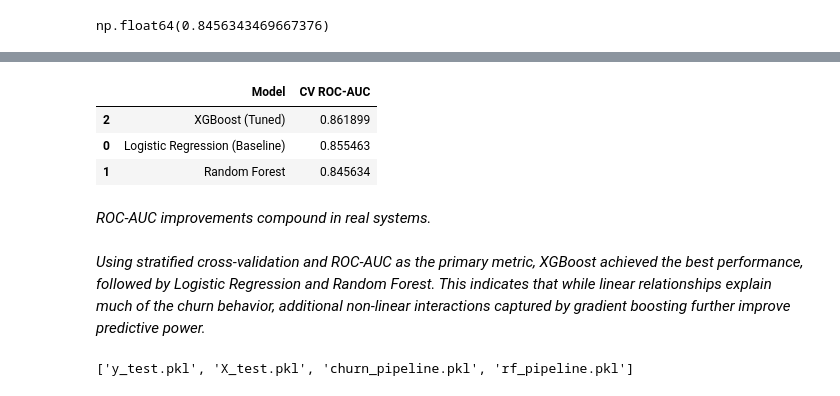
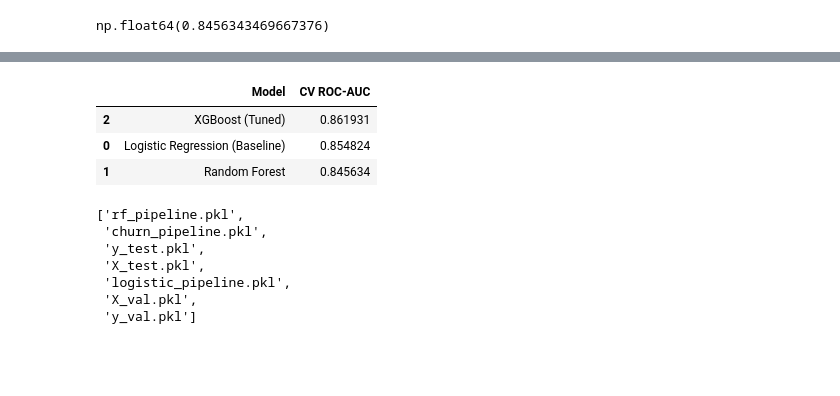
Before and after one commit to CodeInTheHorizon/predictive-customer-churn-xai, a Jupyter notebook: 02_modeling_and_evaluation.ipynb, the cells around one changed output, grey strips where cells are left out. Cells and saved outputs as stored; diff of their text form; code cells hidden in the pictures; blank space fills up the shorter version.

```diff
--- a/02_modeling_and_evaluation.ipynb
+++ b/02_modeling_and_evaluation.ipynb
@@ -44,0 +115,9 @@ The churn variable is mapped to a binary format to enable probabilistic modeling
+# %%
+# Evaluation
+y_pred = lr_pipeline.predict(X_val)
+y_prob = lr_pipeline.predict_proba(X_val)[:, 1]
+
+print(classification_report(y_val, y_pred))
+
+lr_auc = roc_auc_score(y_val, y_prob)
+lr_auc
@@ -234,5 +198,3 @@ rf_pipeline = Pipeline(
         ))
     ]
 )
-# %%
-rf_pipeline.fit(X_train, y_train)
@@ -288,14 +219,12 @@ CustomerID was removed from modeling as it is a unique identifier with no predic
 # %%
-from sklearn.model_selection import GridSearchCV
-from xgboost import XGBClassifier
-from sklearn.pipeline import Pipeline
-
 xgb_pipeline = Pipeline(
     steps=[
         ("preprocessor", preprocessor),
         ("model", XGBClassifier(
+            objective="binary:logistic",
+            eval_metric="logloss",
             random_state=42,
-            eval_metric="logloss"
+            n_jobs=-1
         ))
     ]
 )
@@ -304,18 +233,21 @@ xgb_param_grid = {
     "model__n_estimators": [300, 500],
     "model__max_depth": [3, 5],
     "model__learning_rate": [0.05, 0.1],
-    "model__subsample": [0.8, 1.0]
+    "model__subsample": [0.8, 1.0],
+    "model__colsample_bytree": [0.8, 1.0]
 }
 
 xgb_grid = GridSearchCV(
-    xgb_pipeline,
+    estimator=xgb_pipeline,
     param_grid=xgb_param_grid,
     scoring="roc_auc",
     cv=cv,
-    n_jobs=-1
+    n_jobs=-1,
+    verbose=2
 )
 
-xgb_grid.fit(X, y)
+xgb_grid.fit(X_train, y_train)
 
-xgb_grid.best_score_
+xgb_auc = xgb_grid.best_score_
+xgb_auc
 # %% [output]
@@ -329,25 +256,21 @@ This improvement confirms the model’s ability to capture non-linear relationsh
 # %%
-#Model comparison
+# Model Comparison
 comparison_df = pd.DataFrame({
     "Model": [
         "Logistic Regression (Baseline)",
         "Random Forest",
         "XGBoost (Tuned)"
     ],
     "CV ROC-AUC": [
-        roc_auc,
+        lr_auc,
         rf_auc_mean,
-        xgb_grid.best_score_
+        xgb_auc
     ]
 }).sort_values(by="CV ROC-AUC", ascending=False)
 
 comparison_df
 # %% [output]
 |  | Model | CV ROC-AUC |
-| 2 | XGBoost (Tuned) | 0.861899 |
-| 0 | Logistic Regression (Baseline) | 0.855463 |
+| 2 | XGBoost (Tuned) | 0.861931 |
+| 0 | Logistic Regression (Baseline) | 0.854824 |
 | 1 | Random Forest | 0.845634 |
-# %% [markdown]
-*ROC-AUC improvements compound in real systems.*
-# %% [markdown]
-*Using stratified cross-validation and ROC-AUC as the primary metric, XGBoost achieved the best performance, followed by Logistic Regression and Random Forest. This indicates that while linear relationships explain much of the churn behavior, additional non-linear interactions captured by gradient boosting further improve predictive power.*
@@ -359,13 +277,22 @@ model = best_model.named_steps["model"]
 # %%
-import os, joblib
-
 ARTIFACTS_DIR = "/content/drive/MyDrive/ML_internship_projects/ConnectTel-churn-prediction/churn_artifacts"
 os.makedirs(ARTIFACTS_DIR, exist_ok=True)
 
-joblib.dump(best_model, f"{ARTIFACTS_DIR}/churn_pipeline.pkl")
-joblib.dump(X_val, f"{ARTIFACTS_DIR}/X_test.pkl")
-joblib.dump(y_val, f"{ARTIFACTS_DIR}/y_test.pkl")
+best_xgb_pipeline = xgb_grid.best_estimator_
+
+joblib.dump(best_xgb_pipeline, f"{ARTIFACTS_DIR}/churn_pipeline.pkl")
+joblib.dump(lr_pipeline, f"{ARTIFACTS_DIR}/logistic_pipeline.pkl")
+joblib.dump(rf_pipeline, f"{ARTIFACTS_DIR}/rf_pipeline.pkl")
+
+joblib.dump(X_val, f"{ARTIFACTS_DIR}/X_val.pkl")
+joblib.dump(y_val, f"{ARTIFACTS_DIR}/y_val.pkl")
 
 os.listdir(ARTIFACTS_DIR)
 # %% [output]
-['y_test.pkl', 'X_test.pkl', 'churn_pipeline.pkl', 'rf_pipeline.pkl']
+['rf_pipeline.pkl',
+ 'churn_pipeline.pkl',
+ 'y_test.pkl',
+ 'X_test.pkl',
+ 'logistic_pipeline.pkl',
+ 'X_val.pkl',
+ 'y_val.pkl']
```
Also changed, not shown: parts of 48 cells of this notebook.
